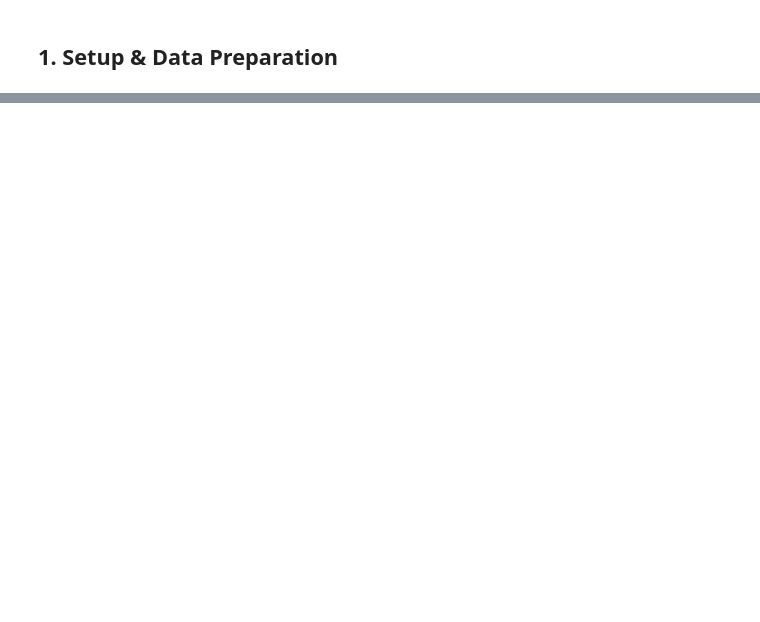
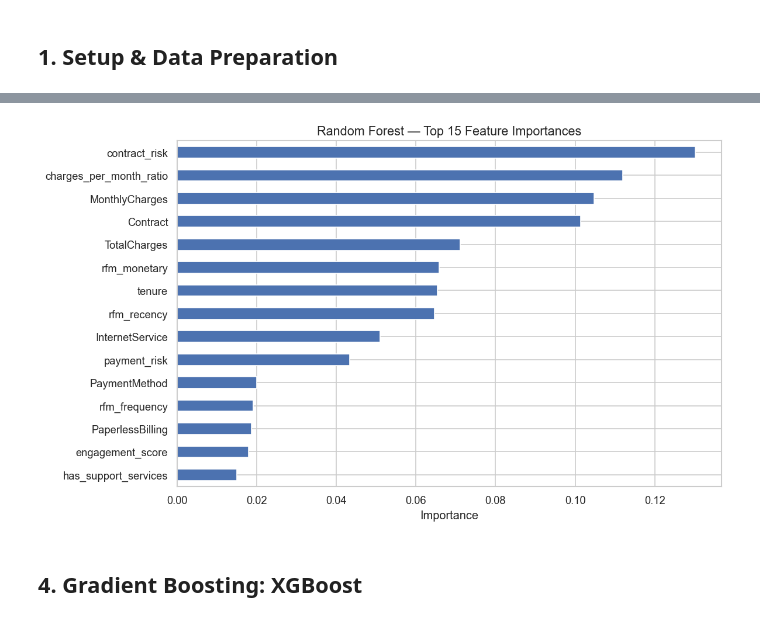
Before and after one commit to Takunda-Madondo/telco-churn-intelligence, a Jupyter notebook: notebooks/03_modeling.ipynb, the cells around one changed output, grey strips where cells are left out. Cells and saved outputs as stored; diff of their text form; code cells hidden in the pictures; blank space fills up the shorter version.

```diff
--- a/notebooks/03_modeling.ipynb
+++ b/notebooks/03_modeling.ipynb
@@ -485,0 +69,7 @@ print("""
+# %%
+# Stratified split preserves class ratio in both sets
+X_train, X_test, y_train, y_test = train_test_split(
+    X, y, test_size=0.2, random_state=42, stratify=y
+)
+print(f'Train set: {X_train.shape[0]} samples | Churn rate: {y_train.mean():.2%}')
+print(f'Test set : {X_test.shape[0]} samples  | Churn rate: {y_test.mean():.2%}')
@@ -485,0 +181,14 @@ print("""
+# %%
+# RF feature importance (built-in)
+feat_imp = pd.Series(rf.feature_importances_, index=feature_cols).sort_values(ascending=False)
+
+fig, ax = plt.subplots(figsize=(10, 6))
+feat_imp.head(15).sort_values().plot.barh(color='#4C72B0', ax=ax)
+ax.set_title('Random Forest — Top 15 Feature Importances')
+ax.set_xlabel('Importance')
+plt.tight_layout()
+plt.show()
+# %% [output]
+[figure, added]
+# %% [markdown]
+## 4. Gradient Boosting: XGBoost
```
Also changed, not shown: parts of 59 cells of this notebook.
